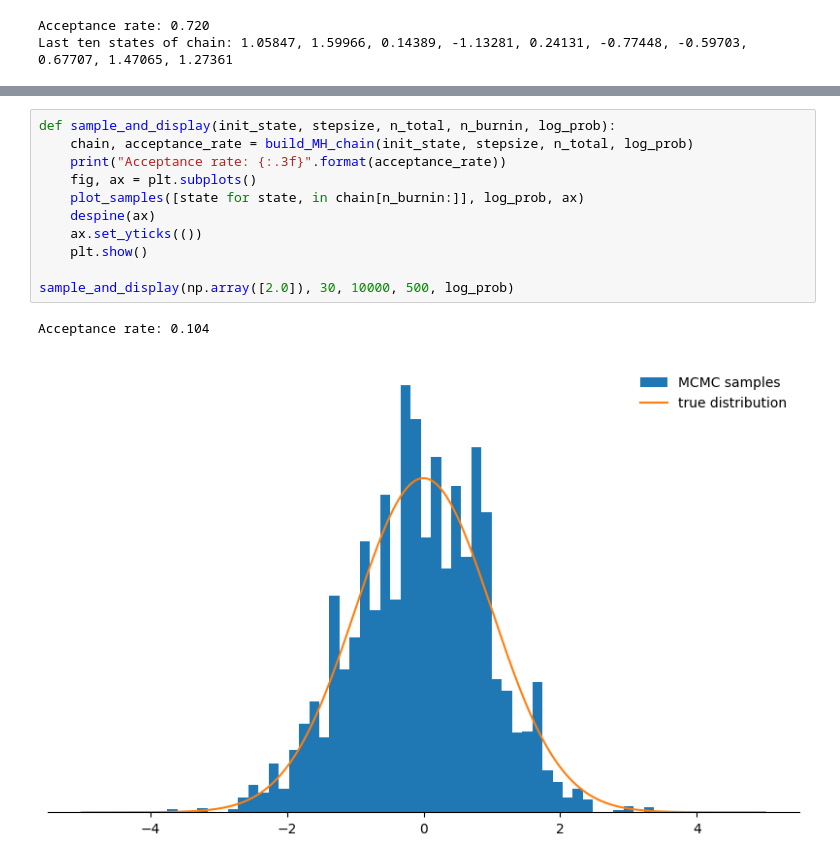
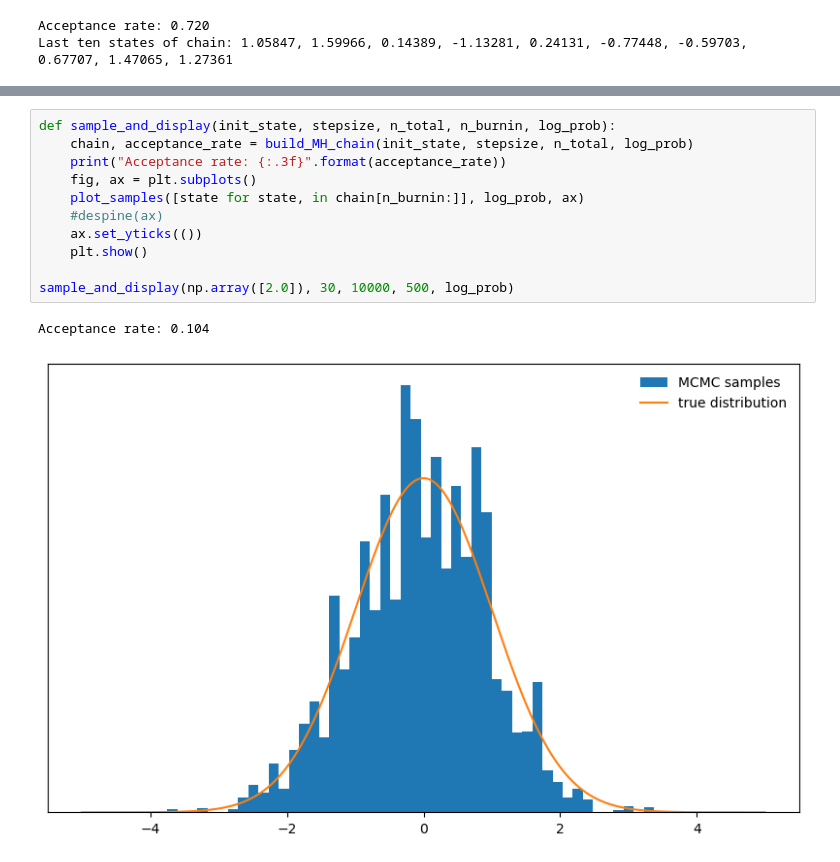
Before and after one commit to wutmeownow/phys441, a Jupyter notebook: JupyterNotebooks/Week12/markov_chain_monte_carlo_application1.ipynb, the cells around one changed output, grey strips where cells are left out. Saved outputs shown, nothing was run; the diff lists cells and outputs as text.

```diff
--- a/JupyterNotebooks/Week12/markov_chain_monte_carlo_application1.ipynb
+++ b/JupyterNotebooks/Week12/markov_chain_monte_carlo_application1.ipynb
@@ -177,17 +177,17 @@ plt.show()
 # %%
 def sample_and_display(init_state, stepsize, n_total, n_burnin, log_prob):
     chain, acceptance_rate = build_MH_chain(init_state, stepsize, n_total, log_prob)
     print("Acceptance rate: {:.3f}".format(acceptance_rate))
     fig, ax = plt.subplots()
     plot_samples([state for state, in chain[n_burnin:]], log_prob, ax)
-    despine(ax)
+    #despine(ax)
     ax.set_yticks(())
     plt.show()
 
 sample_and_display(np.array([2.0]), 30, 10000, 500, log_prob)
 # %% [output]
 Acceptance rate: 0.104
-[figure, old version]
+[figure, new version]
 # %%
 sample_and_display(np.array([2.0]), 0.1, 10000, 500, log_prob)
 # %% [output]
```
Also changed, not shown: parts of 3 cells of this notebook.
